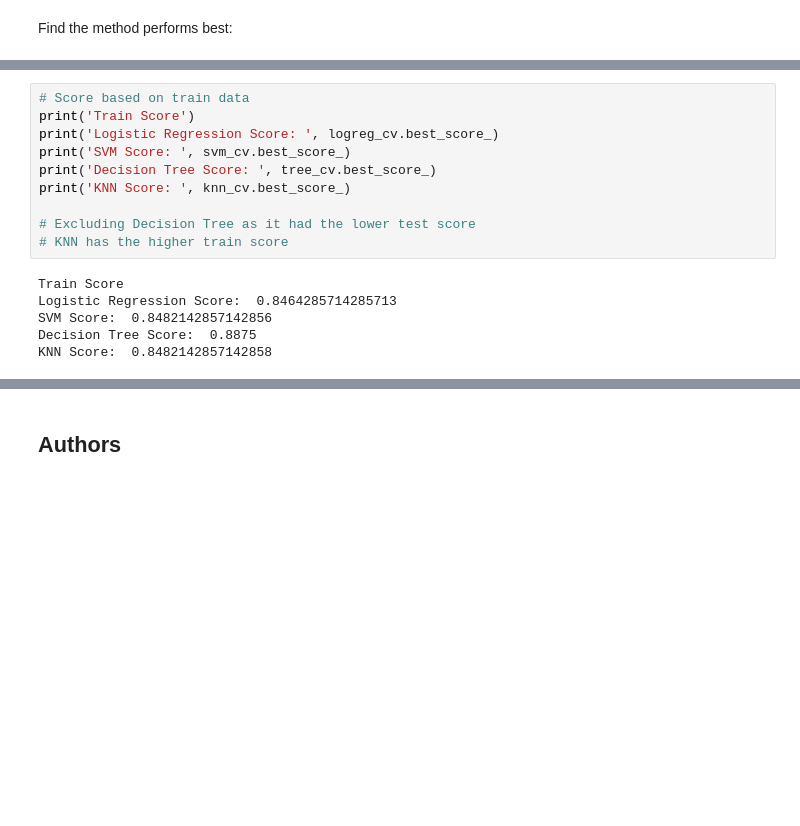
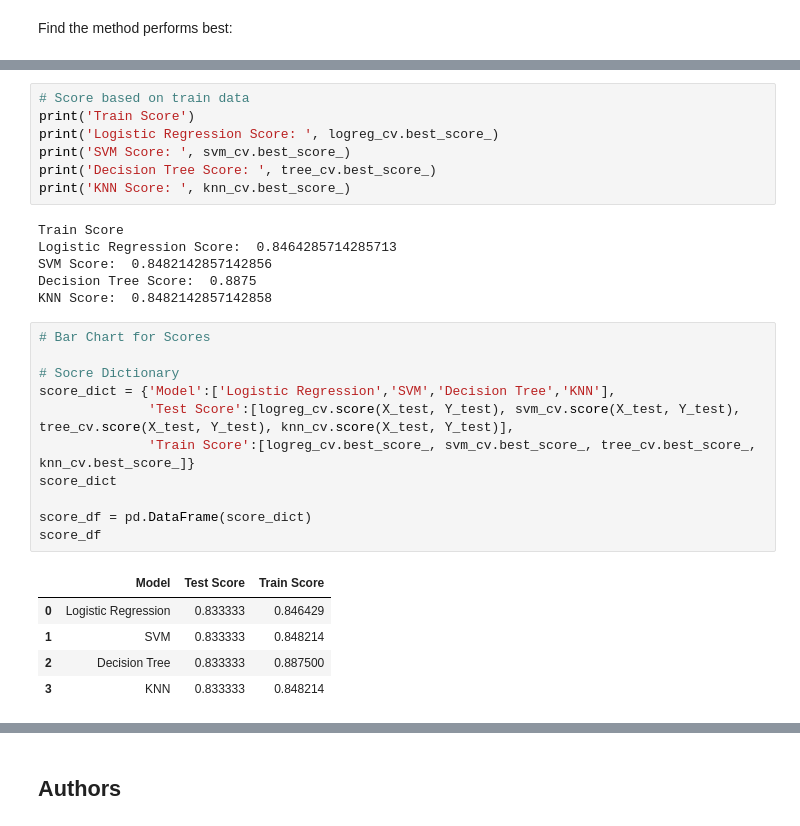
Before and after one commit to dipeshkd/ibm-capstone-project, a Jupyter notebook: week4-lab-8-spacex-data-ml.ipynb, the cells around one changed output, grey strips where cells are left out. Cells and saved outputs as stored; diff of their text form; blank space fills up the shorter version.

```diff
--- a/week4-lab-8-spacex-data-ml.ipynb
+++ b/week4-lab-8-spacex-data-ml.ipynb
@@ -363,12 +375,26 @@ print('Logistic Regression Score: ', logreg_cv.best_score_)
 print('SVM Score: ', svm_cv.best_score_)
 print('Decision Tree Score: ', tree_cv.best_score_)
 print('KNN Score: ', knn_cv.best_score_)
-
-# Excluding Decision Tree as it had the lower test score
-# KNN has the higher train score
 # %% [output]
 Train Score
 Logistic Regression Score:  0.8464285714285713
 SVM Score:  0.8482142857142856
 Decision Tree Score:  0.8875
 KNN Score:  0.8482142857142858
+# %%
+# Bar Chart for Scores
+
+# Socre Dictionary
+score_dict = {'Model':['Logistic Regression','SVM','Decision Tree','KNN'],
+              'Test Score':[logreg_cv.score(X_test, Y_test), svm_cv.score(X_test, Y_test), tree_cv.score(X_test, Y_test), knn_cv.score(X_test, Y_test)],
+              'Train Score':[logreg_cv.best_score_, svm_cv.best_score_, tree_cv.best_score_, knn_cv.best_score_]}
+score_dict
+
+score_df = pd.DataFrame(score_dict)
+score_df
+# %% [output]
+|  | Model | Test Score | Train Score |
+| 0 | Logistic Regression | 0.833333 | 0.846429 |
+| 1 | SVM | 0.833333 | 0.848214 |
+| 2 | Decision Tree | 0.833333 | 0.887500 |
+| 3 | KNN | 0.833333 | 0.848214 |
```
Also changed, not shown: parts of 11 cells of this notebook.
